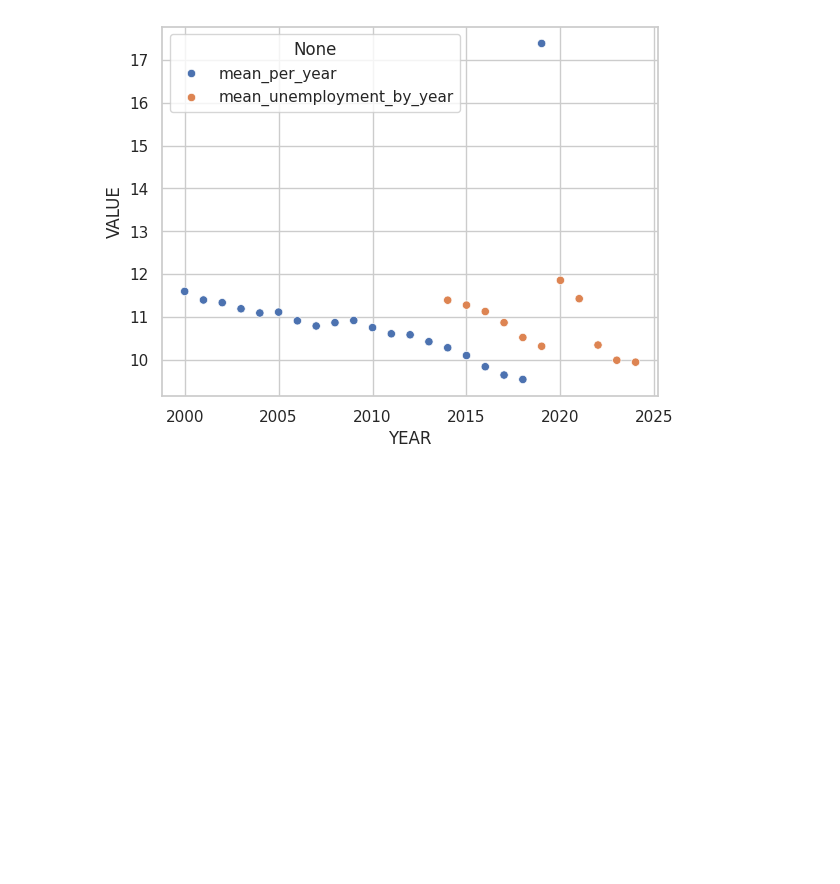
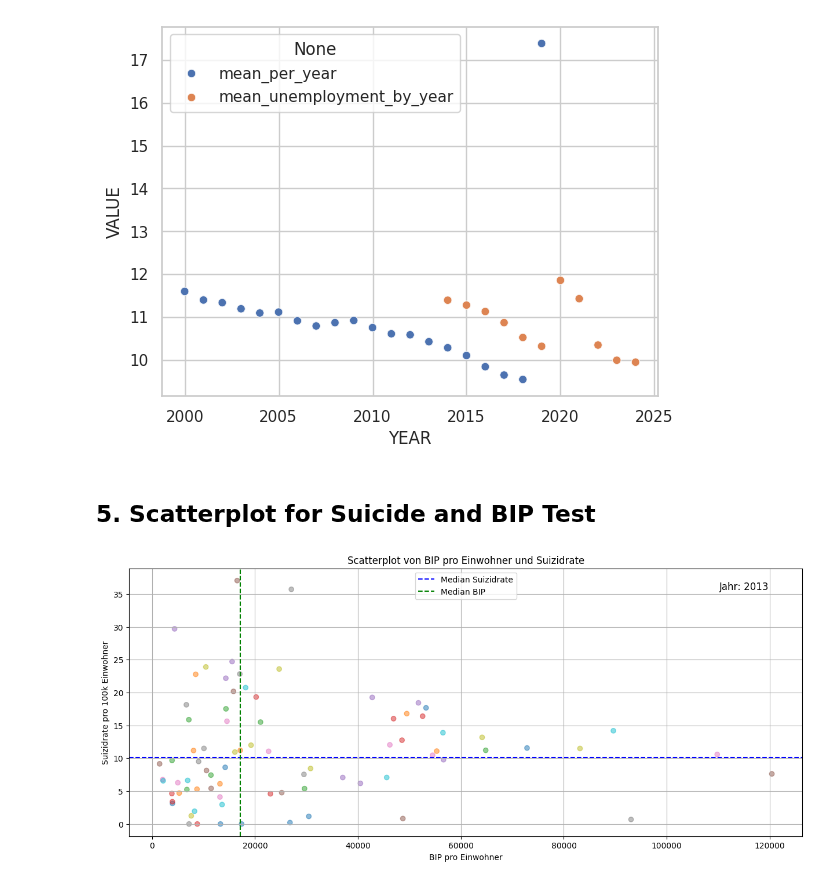
Before and after one commit to djetishi/BINA, a Jupyter notebook: TEST.ipynb, the cells around one changed output. Cells and saved outputs as stored; diff of their text form; code cells hidden in the pictures; blank space fills up the shorter version.

```diff
--- a/TEST.ipynb
+++ b/TEST.ipynb
@@ -338,3 +338,81 @@ sns.scatterplot(data=combined_data, x='YEAR', y='VALUE', hue=combined_data.index
 # %% [output]
 <Axes: xlabel='YEAR', ylabel='VALUE'>
 [figure]
+# %% [markdown]
+## 5. Scatterplot for Suicide and BIP Test
+# %%
+# import suicide .csv from github
+df = pd.read_csv('https://raw.githubusercontent.com/djetishi/BINA/main/TEST_Data/suicide.csv')
+'''
+df.info() # get information about the dataset
+
+df.shape # show the amount of rows and columns
+
+df.head()
+'''
+# Spalten auswählen, die gruppiert werden sollen
+columns_to_group = ['country', 'year', 'gdp_per_capita ($)']
+
+# Dictionary, das für jede Spalte die entsprechende Aggregatfunktion angibt
+aggregations = {
+    'suicides/100k pop': 'mean',  # 'mean' für Durchschnitt
+    # Weitere Spalten und Aggregatfunktionen können hier hinzugefügt werden
+}
+
+# Gruppieren nach Land und Anwenden der Aggregatfunktionen
+grouped_data = df.groupby(columns_to_group).agg(aggregations)
+
+# Zurücksetzen des Index, damit Land und Jahr wieder zu Spalten werden
+grouped_data.reset_index(inplace=True)
+
+# Nun hast du nur noch eine Zeile pro Land und Jahr mit dem durchschnittlichen Suizidraten
+grouped_data.head()
+
+
+year_to_filter = 2013
+filtered_data = grouped_data[grouped_data['year'] == year_to_filter]
+
+# Mapping von Ländern zu numerischen Werten für die Farbskala
+country_colors = {country: i for i, country in enumerate(filtered_data['country'].unique())}
+
+# Farbwerte für den Scatterplot entsprechend der Länder festlegen
+colors = [country_colors[country] for country in filtered_data['country']]
+
+# Scatterplot erstellen
+plt.figure(figsize=(15, 6))
+plt.scatter(filtered_data['gdp_per_capita ($)'], filtered_data['suicides/100k pop'], c=colors, cmap='tab10', alpha=0.5)
+'''
+# Lineare Regression durchführen
+z = np.polyfit(filtered_data['gdp_per_capita ($)'], filtered_data['suicides/100k pop'], 1)
+p = np.poly1d(z)
+# Trendlinie zeichnen
+plt.plot(filtered_data['gdp_per_capita ($)'], p(filtered_data['gdp_per_capita ($)']), "r--")
+'''
+# Median der Suizidraten berechnen
+median_suicide_rate = np.median(filtered_data['suicides/100k pop'])
+# Medianlinie zeichnen
+plt.axhline(y=median_suicide_rate, color='b', linestyle='--', label='Median Suizidrate')
+
+# Median des BIPs berechnen
+median_bip = np.median(filtered_data['gdp_per_capita ($)'])
+# Medianlinie zeichnen
+plt.axvline(x=median_bip, color='g', linestyle='--', label='Median BIP')
+
+# Jahr im Plot anzeigen
+plt.text(0.95, 0.95, f'Jahr: {year_to_filter}', transform=plt.gca().transAxes, fontsize=12, verticalalignment='top', horizontalalignment='right')
+
+# Achsenbeschriftungen und Titel
+plt.xlabel('BIP pro Einwohner')
+plt.ylabel('Suizidrate pro 100k Einwohner')
+plt.title('Scatterplot von BIP pro Einwohner und Suizidrate')
+
+# Farblegende hinzufügen
+#plt.colorbar(label='country')
+
+plt.legend(loc='upper center')
+
+# Plot anzeigen
+plt.grid(True)
+plt.show()
+# %% [output]
+[figure, added]
```
